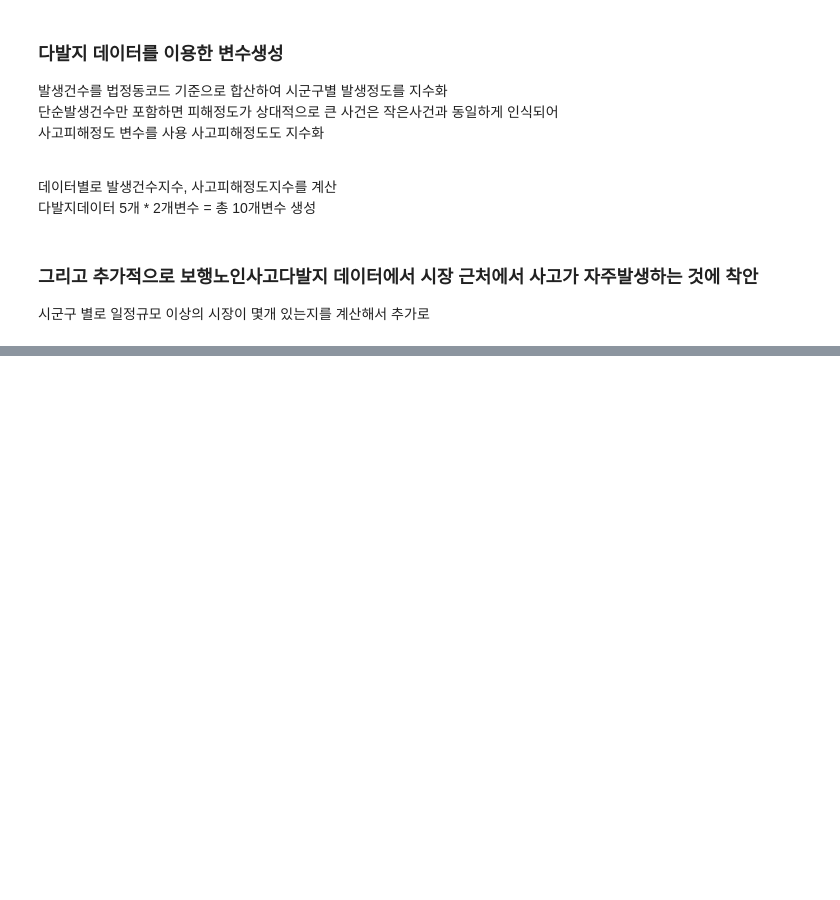
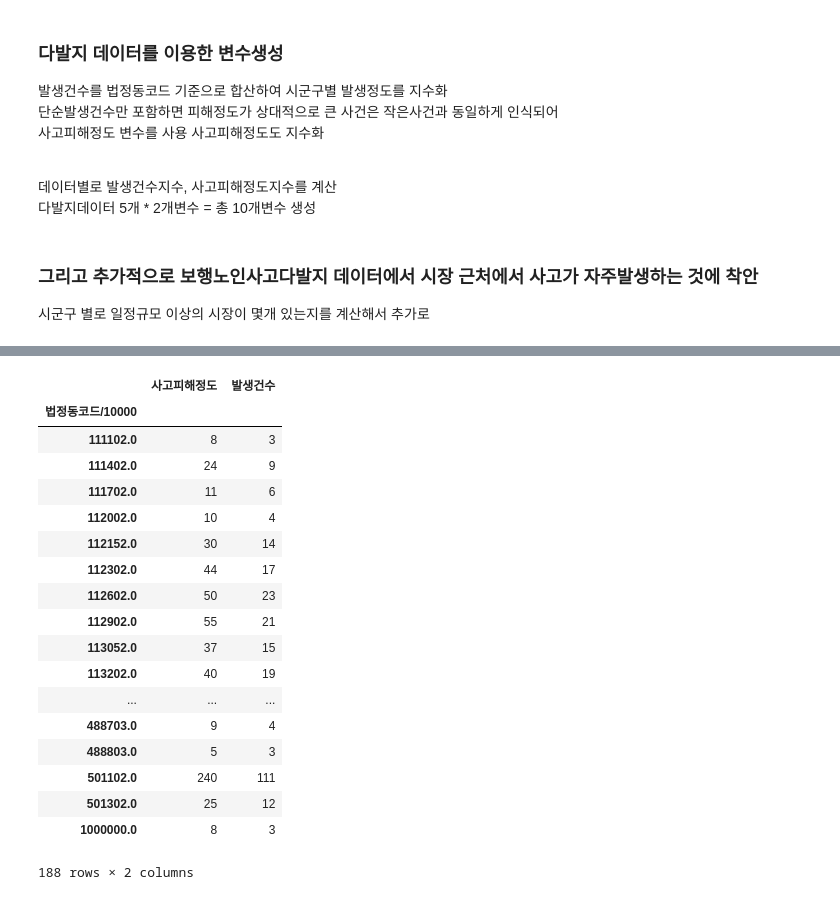
Before and after one commit to parksunwoo/dbs_zero2all, a Jupyter notebook: 9th_week/maps_modeling.ipynb, the cells around one changed output, grey strips where cells are left out. Saved outputs shown, nothing was run; the diff lists cells and outputs as text; code cells hidden in the pictures; blank space fills up the shorter version.

```diff
--- a/9th_week/maps_modeling.ipynb
+++ b/9th_week/maps_modeling.ipynb
@@ -328,0 +376,24 @@ train_jaywalk.head(5)
+# %%
+train_childwalk["법정동코드/10000"] = np.ceil(train_childwalk.법정동코드/10000)
+train_childwalk_sum = train_childwalk.groupby(['법정동코드/10000']).agg({'사고피해정도': 'sum', '발생건수':'sum'})
+train_childwalk_sum
+# %% [output]
+|  | 사고피해정도 | 발생건수 |
+| 법정동코드/10000 |  |  |
+| 111102.0 | 8 | 3 |
+| 111402.0 | 24 | 9 |
+| 111702.0 | 11 | 6 |
+| 112002.0 | 10 | 4 |
+| 112152.0 | 30 | 14 |
+| 112302.0 | 44 | 17 |
+| 112602.0 | 50 | 23 |
+| 112902.0 | 55 | 21 |
+| 113052.0 | 37 | 15 |
+| 113202.0 | 40 | 19 |
+| ... | ... | ... |
+| 488703.0 | 9 | 4 |
+| 488803.0 | 5 | 3 |
+| 501102.0 | 240 | 111 |
+| 501302.0 | 25 | 12 |
+| 1000000.0 | 8 | 3 |
+188 rows × 2 columns
```
Also changed, not shown: parts of 9 cells of this notebook.
